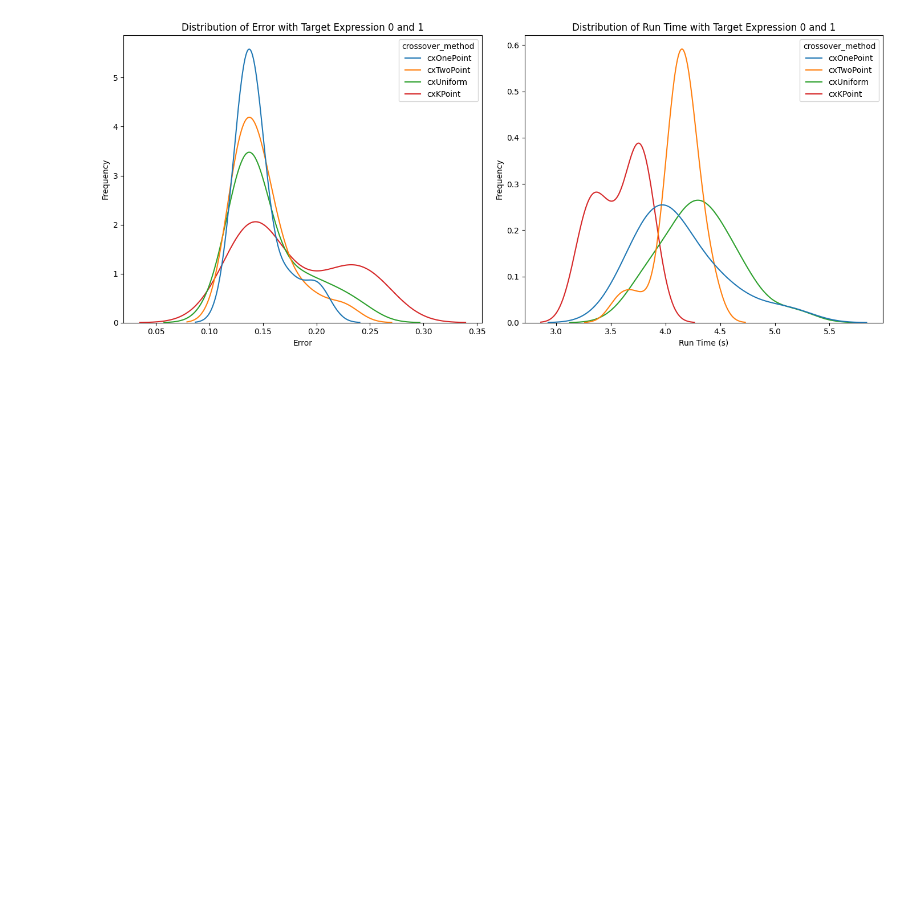
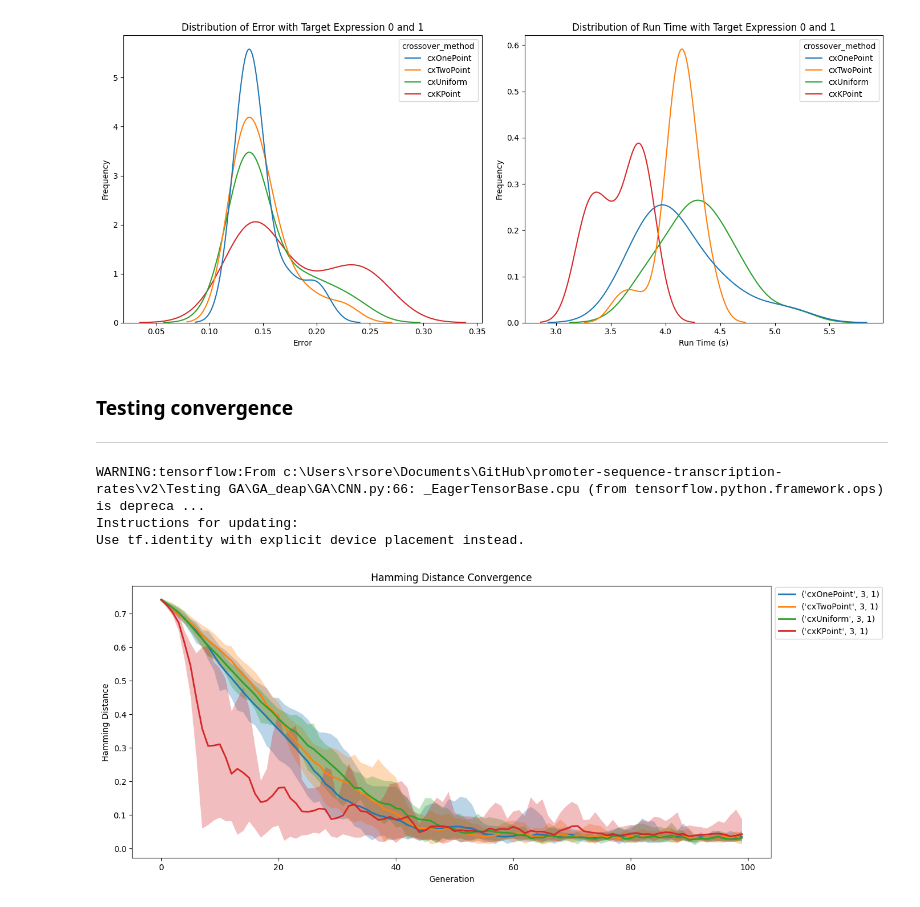
Before and after one commit to Rhys-sg/promoter-sequence-transcription-rates, a Jupyter notebook: v2/Testing GA/GA_deap/2_crossover.ipynb, the cells around one changed output. Saved outputs shown, nothing was run; the diff lists cells and outputs as text; code cells hidden in the pictures; blank space fills up the shorter version.

```diff
--- a/v2/Testing GA/GA_deap/2_crossover.ipynb
+++ b/v2/Testing GA/GA_deap/2_crossover.ipynb
@@ -344,3 +344,22 @@ ANOVA Test for run_time by crossover_method:
   - p-value: 3.845e-10
   - Significant
 [figure]
+# %% [markdown]
+### Testing convergence
+---
+# %%
+target_expressions = [0]
+
+# All crossover methods
+param_ranges = {
+    'crossover_method' : ['cxOnePoint', 'cxTwoPoint', 'cxUniform', 'cxKPoint'],
+    'crossover_points' : [3],
+    'crossover_rate' : [1]
+}
+results_dfs = test_param_convergence(param_ranges, target_expressions, lineages, kwargs)
+convergence_fill_between(results_dfs)
+# %% [output]
+WARNING:tensorflow:From c:\Users\rsore\Documents\GitHub\promoter-sequence-transcription-rates\v2\Testing GA\GA_deap\GA\CNN.py:66: _EagerTensorBase.cpu (from tensorflow.python.framework.ops) is depreca ...
+Instructions for updating:
+Use tf.identity with explicit device placement instead.
+[figure, added]
```
Also changed, not shown: parts of 2 cells of this notebook, 3 other files.
